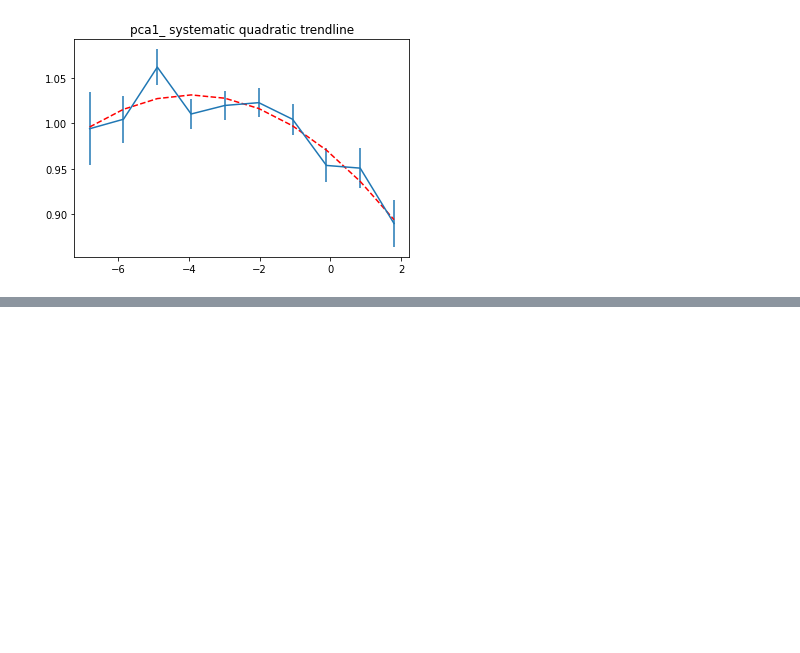
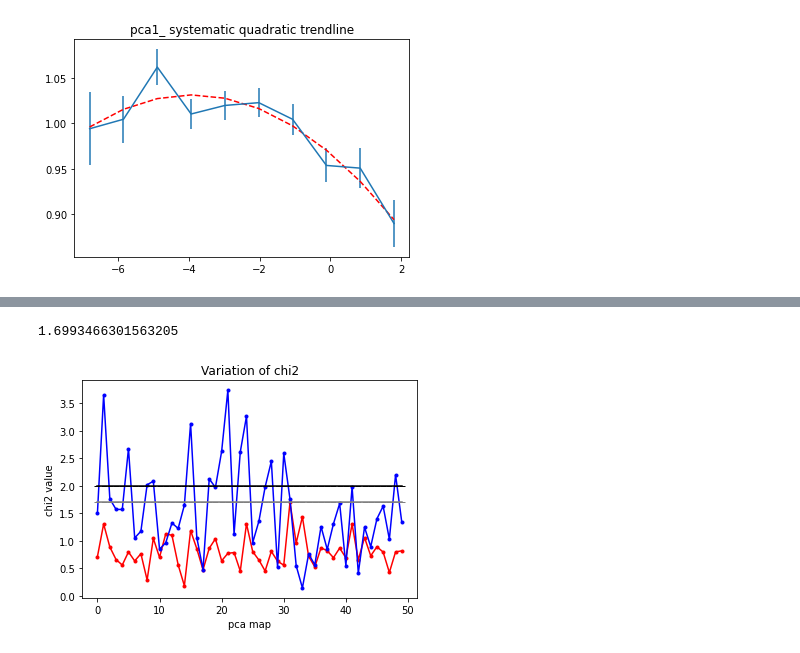
Before and after one commit to sujeong-lee/DMASS, a Jupyter notebook: code_py3/Singular_Systematic.ipynb, the cells around one changed output, grey strips where cells are left out. Saved outputs shown, nothing was run; the diff lists cells and outputs as text; code cells hidden in the pictures; blank space fills up the shorter version.

```diff
--- a/code_py3/Singular_Systematic.ipynb
+++ b/code_py3/Singular_Systematic.ipynb
@@ -792,0 +863,16 @@ esutil.io.write( outdir+xlabel+'dmass_sys_weight2_2.fits', dmass_chron, overwrit
+# %%
+# checking where to keep systematic weights:
+file_path = '/users/PCON0003/warner785/DMASSY3/code_py3/'
+
+with open(file_path + 'chi2_randoms2.txt') as randoms:
+#    w  = [float(x) for x in next(randoms).split()]
+    chi2_randoms = [float(x) for x in randoms]
+randoms.close()
+
+with open(file_path + 'chi2_dmassi2.txt') as dmass:
+#    w  = [float(x) for x in next(dmass).split()]
+    chi2_dmass = [float(x) for x in dmass]
+dmass.close()
+
+print(chi2_randoms)
+print(chi2_dmass)
@@ -792,0 +883,23 @@ esutil.io.write( outdir+xlabel+'dmass_sys_weight2_2.fits', dmass_chron, overwrit
+# %%
+print(np.max(chi2_randoms))
+threshold = []
+paper = []
+for x in range(50):
+    threshold.append(np.max(chi2_randoms))
+    paper.append(2)
+#print(threshold)
+# %% [output]
+1.6993466301563205
+# %%
+import matplotlib.pyplot as plt
+
+plt.plot(chi2_randoms, color='red', marker='.')
+plt.plot(chi2_dmass, color='blue', marker='.')
+plt.plot(threshold, color='grey', marker='_')
+plt.plot(paper, color='black', marker='_')
+plt.ylabel('chi2 value')
+plt.xlabel('pca map')
+plt.title("Variation of chi2")
+plt.show()
+# %% [output]
+[figure, added]
```
Also changed, not shown: parts of 9 cells of this notebook, 1 other file.
